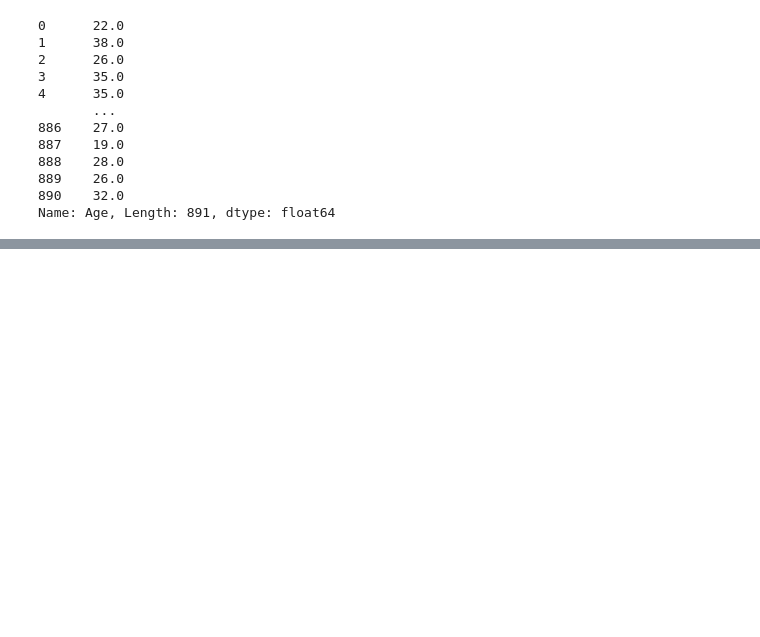
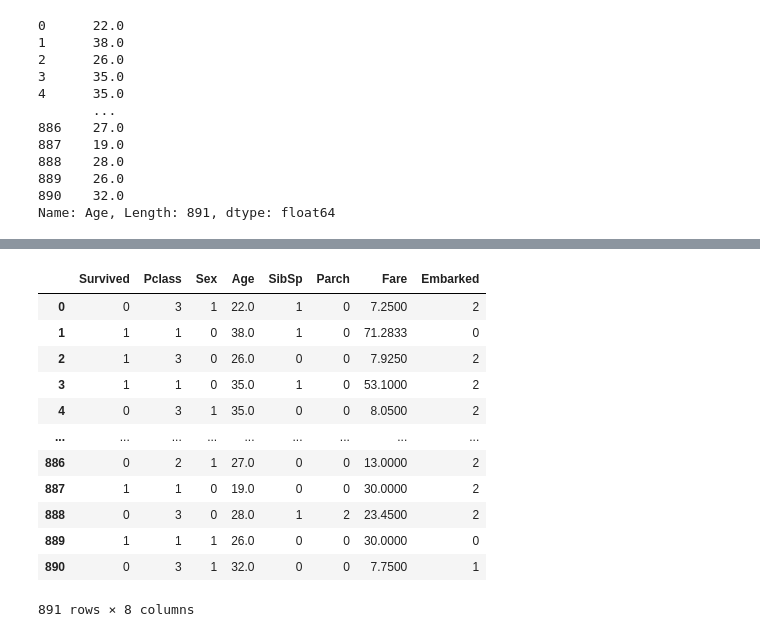
Before and after one commit to Gerrytty/kaggle-tasks, a Jupyter notebook: kaggle_Titanic/TitanikTask.ipynb, the cells around one changed output, grey strips where cells are left out. Saved outputs shown, nothing was run; the diff lists cells and outputs as text; code cells hidden in the pictures; blank space fills up the shorter version.

Commit message:
ttst_data

```diff
--- a/kaggle_Titanic/TitanikTask.ipynb
+++ b/kaggle_Titanic/TitanikTask.ipynb
@@ -105,0 +135,3 @@ Name: Age, Length: 891, dtype: float64
+# %%
+MaxPassEmbarkedClass = MaxPassEmbarked[MaxPassEmbarked == MaxPassEmbarked.max()].index[0]
+train_data.Embarked = train_data.Embarked.fillna(MaxPassEmbarkedClass)
@@ -105,0 +140,2 @@ Name: Age, Length: 891, dtype: float64
+# %%
+train_data = train_data.drop(['PassengerId','Name','Ticket'],axis=1)
@@ -105,0 +144,12 @@ Name: Age, Length: 891, dtype: float64
+# %%
+from sklearn.preprocessing import LabelEncoder
+label_encoder = LabelEncoder()
+dicts = {}
+# %%
+label_encoder.fit(train_data.Sex.drop_duplicates())
+dicts['Sex'] = list(label_encoder.classes_)
+train_data.Sex = label_encoder.transform(train_data.Sex)
+
+label_encoder.fit(train_data.Embarked.drop_duplicates())
+dicts['Embarked'] = list(label_encoder.classes_)
+train_data.Embarked = label_encoder.transform(train_data.Embarked)
@@ -105,0 +199,16 @@ Name: Age, Length: 891, dtype: float64
+# %%
+train_data
+# %% [output]
+|  | Survived | Pclass | Sex | Age | SibSp | Parch | Fare | Embarked |
+| 0 | 0 | 3 | 1 | 22.0 | 1 | 0 | 7.2500 | 2 |
+| 1 | 1 | 1 | 0 | 38.0 | 1 | 0 | 71.2833 | 0 |
+| 2 | 1 | 3 | 0 | 26.0 | 0 | 0 | 7.9250 | 2 |
+| 3 | 1 | 1 | 0 | 35.0 | 1 | 0 | 53.1000 | 2 |
+| 4 | 0 | 3 | 1 | 35.0 | 0 | 0 | 8.0500 | 2 |
+| ... | ... | ... | ... | ... | ... | ... | ... | ... |
+| 886 | 0 | 2 | 1 | 27.0 | 0 | 0 | 13.0000 | 2 |
+| 887 | 1 | 1 | 0 | 19.0 | 0 | 0 | 30.0000 | 2 |
+| 888 | 0 | 3 | 0 | 28.0 | 1 | 2 | 23.4500 | 2 |
+| 889 | 1 | 1 | 1 | 26.0 | 0 | 0 | 30.0000 | 0 |
+| 890 | 0 | 3 | 1 | 32.0 | 0 | 0 | 7.7500 | 1 |
+891 rows × 8 columns
```
Also changed, not shown: parts of 17 cells of this notebook.
